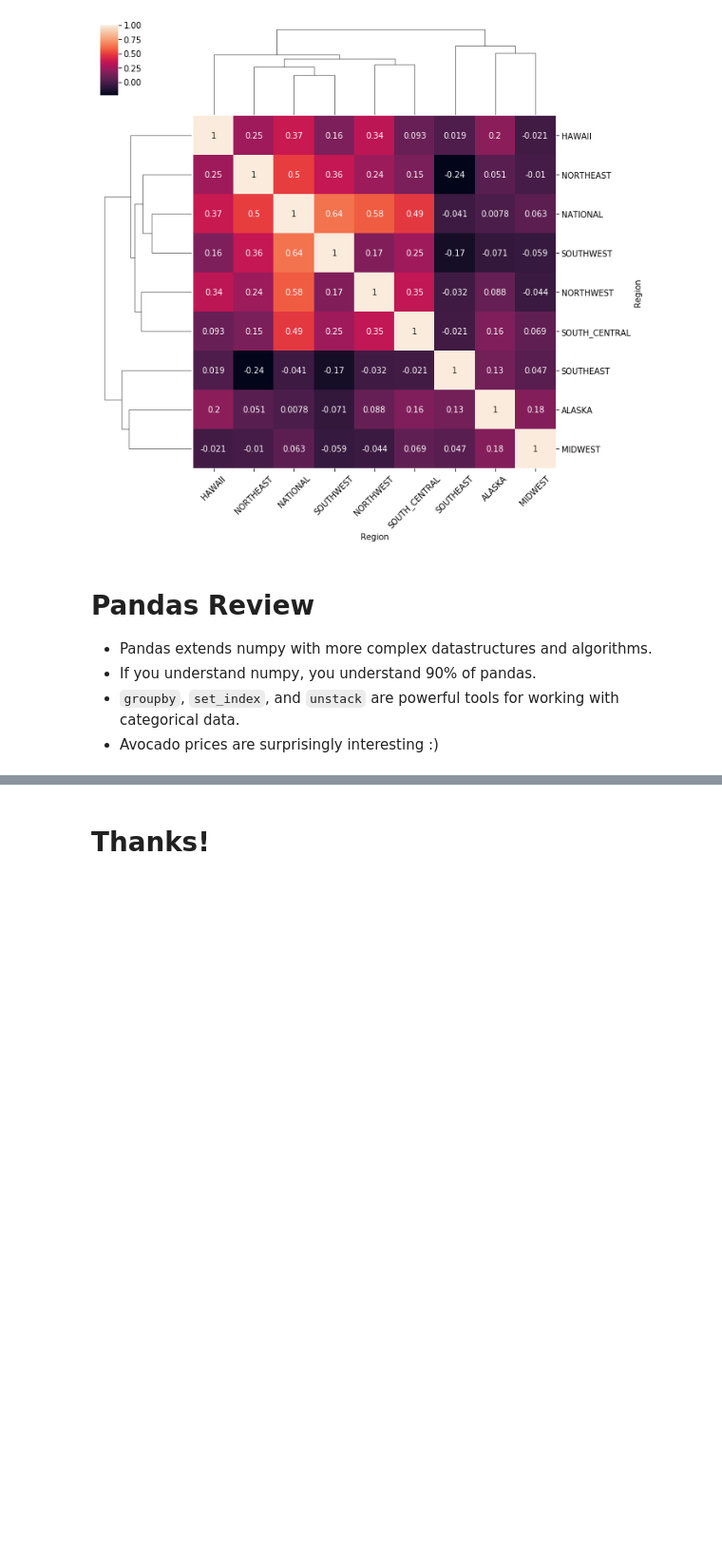
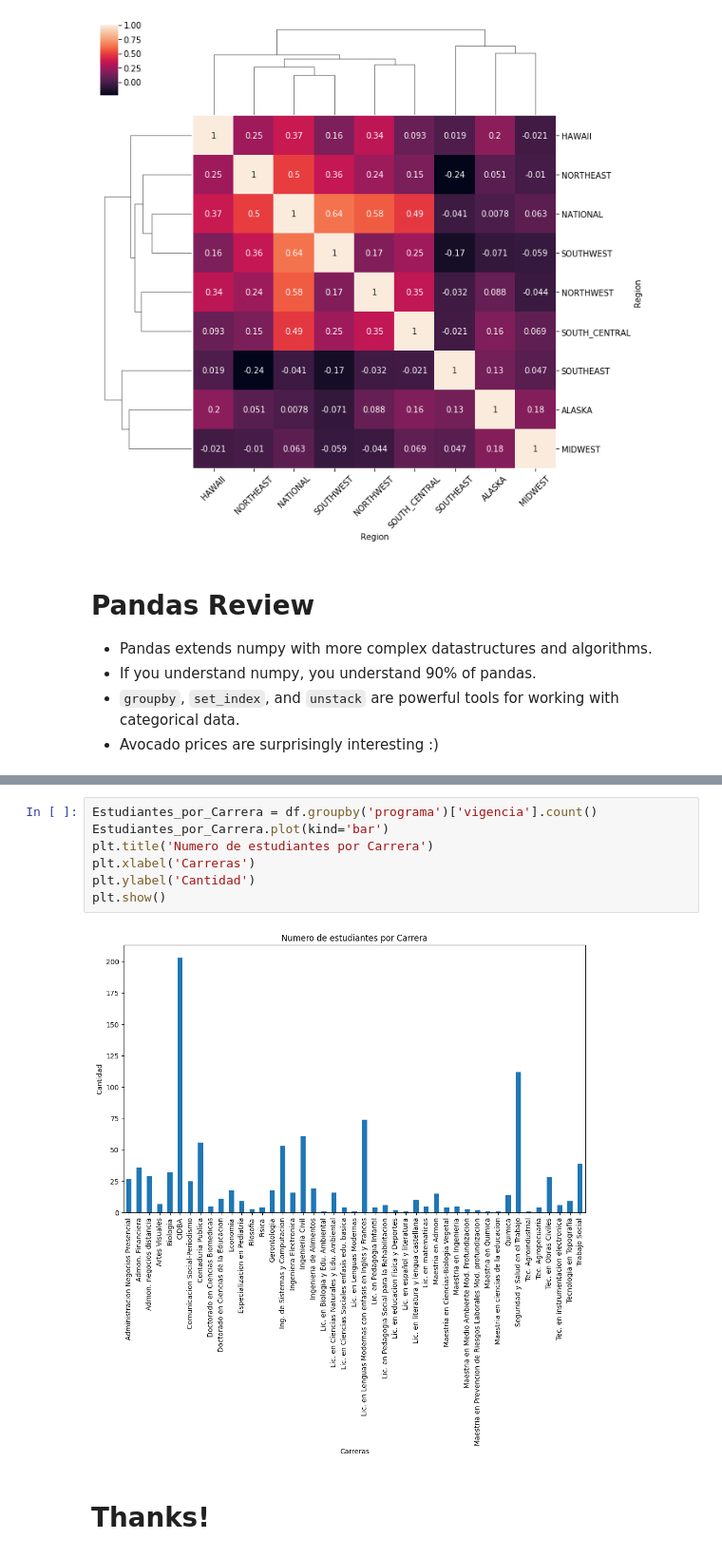
Before and after one commit to breynerciro/MetNumUN2024I, a Jupyter notebook: Lab2/bciro_Lab2.ipynb, the cells around one changed output, grey strips where cells are left out. Shown at 95% size. Saved outputs shown, nothing was run; the diff lists cells and outputs as text; blank space fills up the shorter version.

```diff
--- a/Lab2/bciro_Lab2.ipynb
+++ b/Lab2/bciro_Lab2.ipynb
@@ -1890,2 +1976,11 @@ ax.set_xticklabels(ax.get_xticklabels(), rotation=45);
+# %%
+Estudiantes_por_Carrera = df.groupby('programa')['vigencia'].count()
+Estudiantes_por_Carrera.plot(kind='bar')
+plt.title('Numero de estudiantes por Carrera')
+plt.xlabel('Carreras')
+plt.ylabel('Cantidad')
+plt.show()
+# %% [output]
+[figure, added]
 # %% [markdown]
 # Thanks!
```
Also changed, not shown: parts of 6 cells of this notebook.
